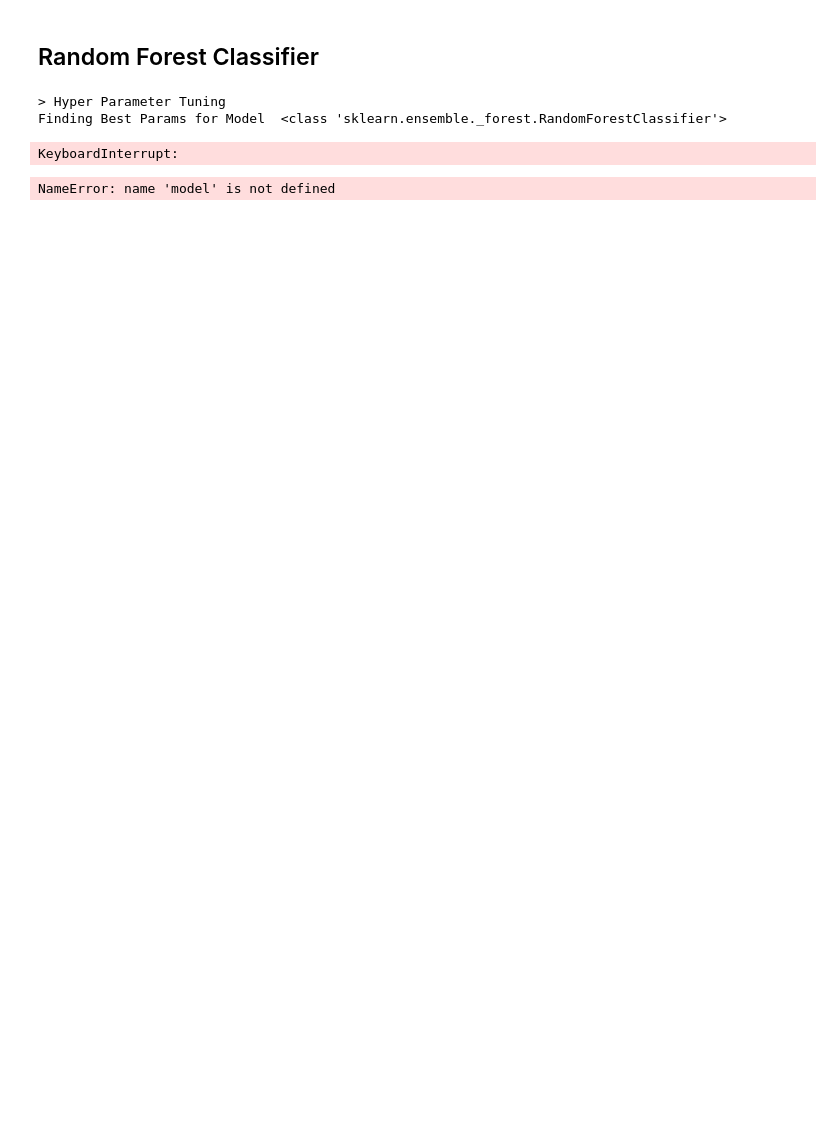
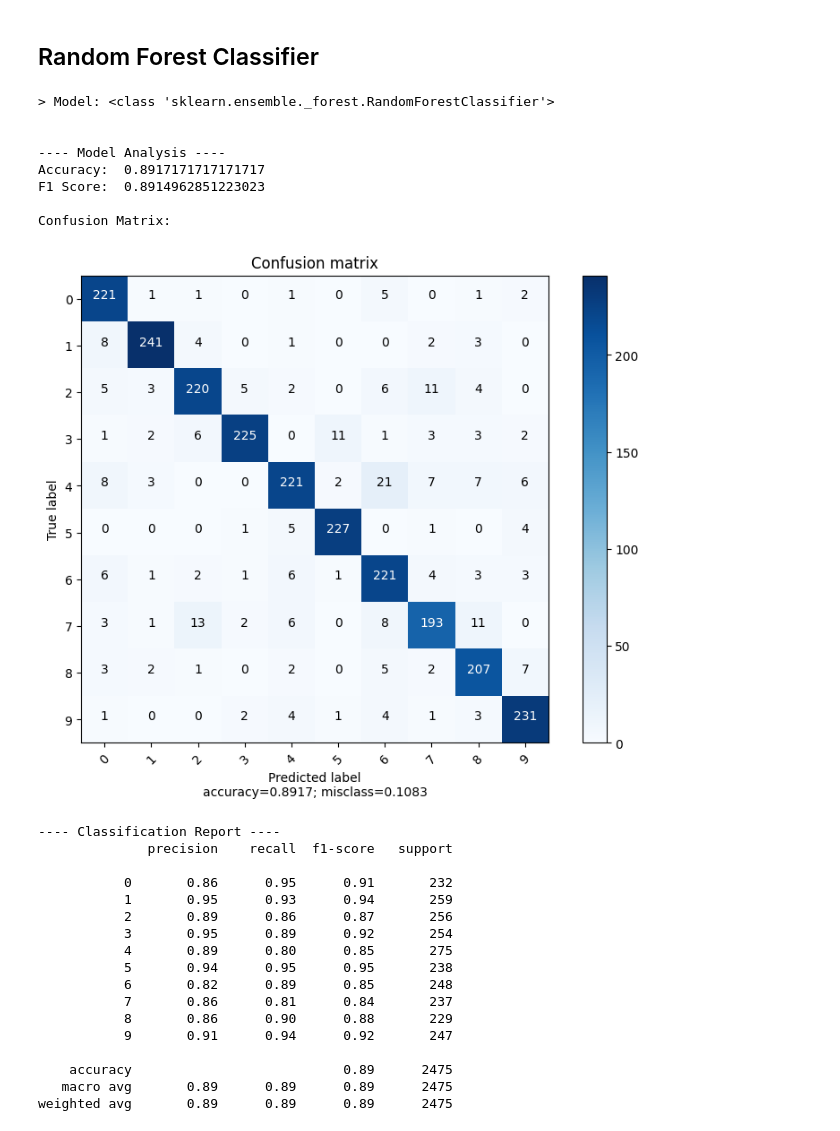
Before and after one commit to hc-sousa/sign-language-digits, a Jupyter notebook: src/augmented-dataset.ipynb, the cells around one changed output. Drawn from its saved outputs; the diff is of its cells as text; code cells hidden in the pictures; blank space fills up the shorter version.

```diff
--- a/src/augmented-dataset.ipynb
+++ b/src/augmented-dataset.ipynb
@@ -640,6 +614,9 @@ parameter = {'solver':'lbfgs',
 # %% [markdown]
 ## Neural Networks
 # %%
+from sklearn.neural_network import MLPClassifier
+
+hypertuned_model = MLPClassifier()
 
 nn_parameters = [{'solver': ['adam', 'lbfgs'],
                   'max_iter': [1000],
@@ -648,16 +625,15 @@ nn_parameters = [{'solver': ['adam', 'lbfgs'],
                   'alpha': [0.0001, 0.001, 0.01],
                   'learning_rate': ['constant', 'invscaling', 'adaptive'],
                   'learning_rate_init': [0.001, 0.01, 0.1]}]
-from sklearn.neural_network import MLPClassifier
 
-parameter = {'solver':'lbfgs',
-                  'max_iter': 1000,
-                  'hidden_layer_sizes': (256, 512, 128),
-                  'activation': 'relu',
-                  'alpha': 0.0001,
-                  'learning_rate': 'adaptive',
-                  'learning_rate_init': 0.001}
-model = MLPClassifier()
-model.set_params(**parameter)
-train_and_analyze(model, x_train, y_train, x_test, y_test)
+if hypertune:
+    best_nn_parameters = hyperparameters(MLPClassifier(), nn_parameters , x_train, y_train)
+
+
+hypertuned_model.set_params(**best_nn_parameters)
+
+hypertuned_model = train_and_analyze(hypertuned_model, x_train, y_train, x_test, y_test)
+
+if save:
+    save_model("/tuned/NN_tuned.sav", hypertuned_model)
 # %% [output]
@@ -751,27 +643,49 @@ weighted avg       0.01      0.08      0.01       413
 # %%
 from sklearn.ensemble import RandomForestClassifier
 
 hypertuned_model = RandomForestClassifier()
 
 rf_parameters = {
     'n_estimators': [50, 100, 200, 500],
     'criterion': ['gini', 'entropy'],
     'max_depth': [None, 5, 10, 20],
     'min_samples_split': [2, 5, 10],
     'min_samples_leaf': [1, 2, 4],
     'max_features': ['auto', 'sqrt', 'log2']
 }
 
-best_rf_parameters = hyperparameters(RandomForestClassifier(), rf_parameters , x_train, y_train)
+if hypertune:
+    best_rf_parameters = hyperparameters(RandomForestClassifier(), rf_parameters , x_train, y_train)
 hypertuned_model.set_params(**best_rf_parameters)
 
 hypertuned_model = train_and_analyze(hypertuned_model, x_train, y_train, x_test, y_test)
-#save_model("/tuned/rf_tuned.sav", hypertuned_model)
+
+if save:
+    save_model("/tuned/rf_tuned.sav", hypertuned_model)
 # %% [output]
-> Hyper Parameter Tuning
-Finding Best Params for Model  <class 'sklearn.ensemble._forest.RandomForestClassifier'>
+> Model: <class 'sklearn.ensemble._forest.RandomForestClassifier'>
+
+
+---- Model Analysis ----
+Accuracy:  0.8917171717171717
+F1 Score:  0.8914962851223023
+
+Confusion Matrix:
+[figure, added]
-KeyboardInterrupt:
+---- Classification Report ----
+              precision    recall  f1-score   support
+
+           0       0.86      0.95      0.91       232
+           1       0.95      0.93      0.94       259
+           2       0.89      0.86      0.87       256
+           3       0.95      0.89      0.92       254
+           4       0.89      0.80      0.85       275
+           5       0.94      0.95      0.95       238
+           6       0.82      0.89      0.85       248
+           7       0.86      0.81      0.84       237
+           8       0.86      0.90      0.88       229
+           9       0.91      0.94      0.92       247
+
+    accuracy                           0.89      2475
+   macro avg       0.89      0.89      0.89      2475
+weighted avg       0.89      0.89      0.89      2475
-# %%
-print(model.best_params_)
-# %% [output]
-NameError: name 'model' is not defined
```
Also changed, not shown: parts of 20 cells of this notebook.
